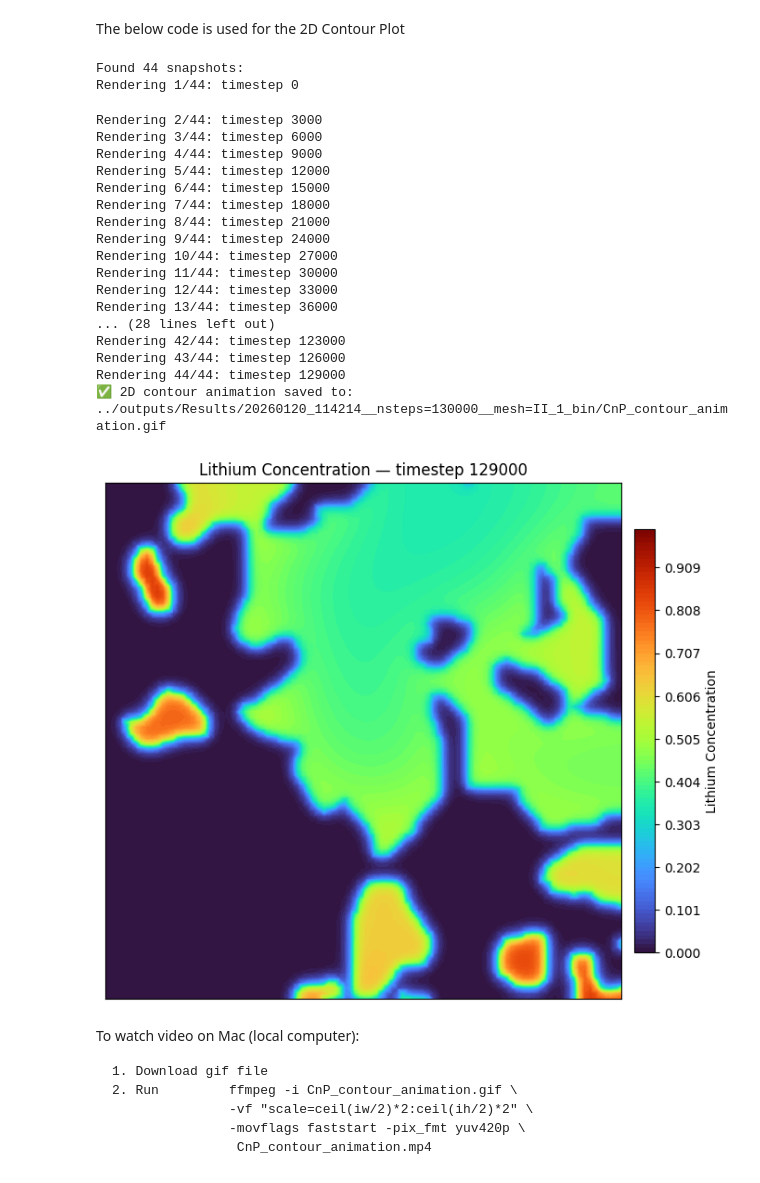
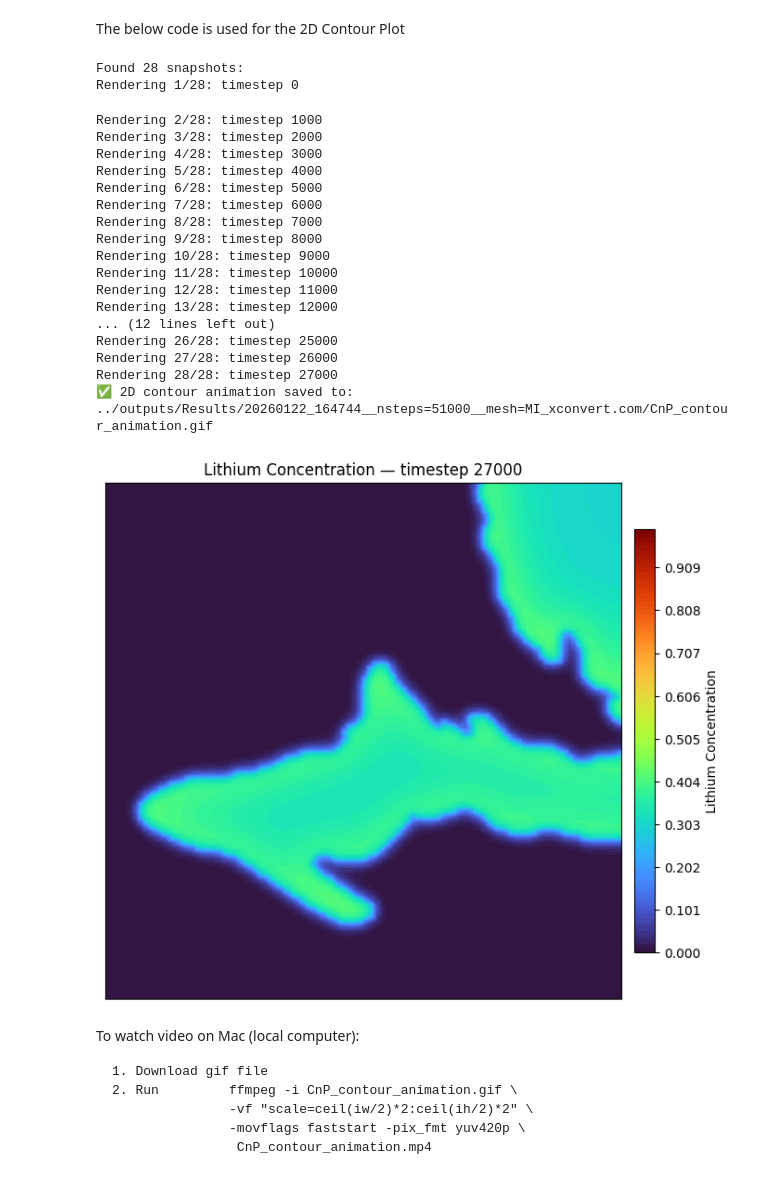
Before and after one commit to HCY-Group/BESFEM, a Jupyter notebook: plotting/timestep_plot.ipynb, the cells around one changed output. Saved outputs shown, nothing was run; the diff lists cells and outputs as text; code cells hidden in the pictures.

```diff
--- a/plotting/timestep_plot.ipynb
+++ b/plotting/timestep_plot.ipynb
@@ -105,7 +105,7 @@ import glob, os
 from matplotlib.colors import Normalize
 
 # --- USER SETTINGS ---
-result_dir = "../outputs/Results/20260120_140027__nsteps=51000__mesh=II_1_bin"
+result_dir = "../outputs/Results/20260122_164744__nsteps=51000__mesh=MI_xconvert.com"
 mesh_file = os.path.join(result_dir, "pmesh_00000")
 pattern = os.path.join(result_dir, "CnP_[0-9]*")
 output_gif = os.path.join(result_dir, "CnP_contour_animation.gif")
@@ -151,53 +151,53 @@ cbar.set_label("Lithium Concentration")
 ax.clear()
 
 # --- Create GIF writer ---
 with imageio.get_writer(output_gif, mode='I', fps=5) as writer:
     for i, fname in enumerate(files):
         step_str = os.path.basename(fname).split("_")[-1]
         timestep = int(step_str)
         print(f"Rendering {i+1}/{len(files)}: timestep {timestep}")
 
         # Load MFEM GridFunction data
         gf = mfem.GridFunction(mesh, fname)
         Z = gf.GetDataArray()
 
         Z = np.clip(Z, 0.0, 1.0) # Forcing values within [0, 1]
 
         ax.clear()
         cntr = ax.tricontourf(X, Y, Z, levels=levels, cmap='turbo', norm=norm)
         ax.set_aspect('equal', adjustable='box')
         ax.set_xticks([]); ax.set_yticks([])
         ax.set_title(f"Lithium Concentration — timestep {timestep}")
 
         # Save frame to temp file
         frame_path = "temp_frame.png"
         plt.savefig(frame_path, dpi=100, bbox_inches='tight')
         writer.append_data(imageio.imread(frame_path))
 
 # Clean up temporary frame
 os.remove("temp_frame.png")
 print(f"✅ 2D contour animation saved to: {output_gif}")
 # %% [output]
-Found 44 snapshots:
-Rendering 1/44: timestep 0
+Found 28 snapshots:
+Rendering 1/28: timestep 0
-Rendering 2/44: timestep 3000
-Rendering 3/44: timestep 6000
-Rendering 4/44: timestep 9000
-Rendering 5/44: timestep 12000
-Rendering 6/44: timestep 15000
-Rendering 7/44: timestep 18000
-Rendering 8/44: timestep 21000
-Rendering 9/44: timestep 24000
-Rendering 10/44: timestep 27000
-Rendering 11/44: timestep 30000
-Rendering 12/44: timestep 33000
-Rendering 13/44: timestep 36000
-... (28 lines left out)
-Rendering 42/44: timestep 123000
-Rendering 43/44: timestep 126000
-Rendering 44/44: timestep 129000
-✅ 2D contour animation saved to: ../outputs/Results/20260120_114214__nsteps=130000__mesh=II_1_bin/CnP_contour_animation.gif
+Rendering 2/28: timestep 1000
+Rendering 3/28: timestep 2000
+Rendering 4/28: timestep 3000
+Rendering 5/28: timestep 4000
+Rendering 6/28: timestep 5000
+Rendering 7/28: timestep 6000
+Rendering 8/28: timestep 7000
+Rendering 9/28: timestep 8000
+Rendering 10/28: timestep 9000
+Rendering 11/28: timestep 10000
+Rendering 12/28: timestep 11000
+Rendering 13/28: timestep 12000
+... (12 lines left out)
+Rendering 26/28: timestep 25000
+Rendering 27/28: timestep 26000
+Rendering 28/28: timestep 27000
+✅ 2D contour animation saved to: ../outputs/Results/20260122_164744__nsteps=51000__mesh=MI_xconvert.com/CnP_contour_animation.gif
-[figure, old version]
+[figure, new version]
 # %%
 pip install imageio
 # %% [markdown]
```
Also changed, not shown: 3 other files.
